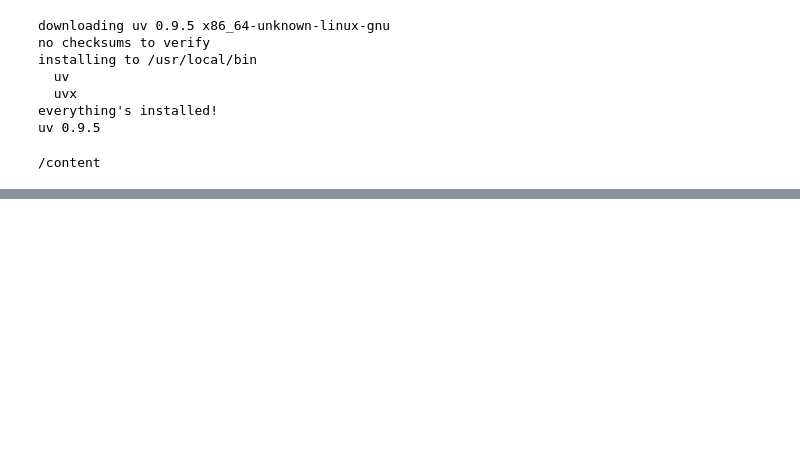
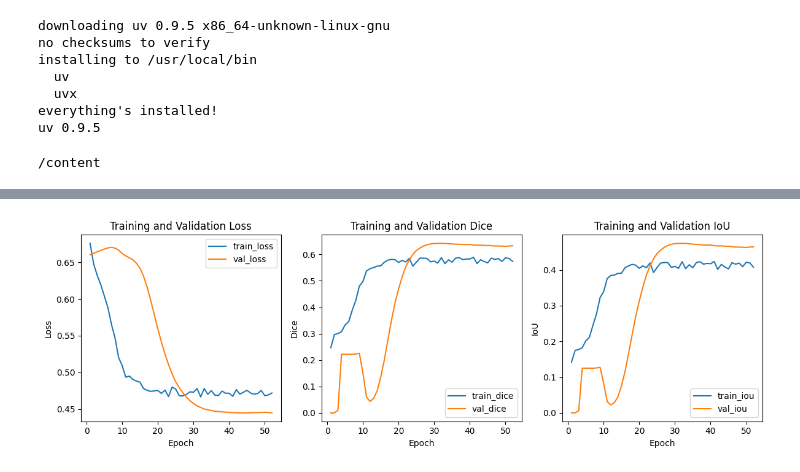
Before and after one commit to toan-ly/CS-5137-Deep-Learning, a Jupyter notebook: homework3/src/run_training.ipynb, the cells around one changed output, grey strips where cells are left out. Cells and saved outputs as stored; diff of their text form; code cells hidden in the pictures; blank space fills up the shorter version.

```diff
--- a/homework3/src/run_training.ipynb
+++ b/homework3/src/run_training.ipynb
@@ -76,0 +82,3 @@ Model saved to checkpoints/best_model.pth
+# %%
+history_df = pd.read_csv('checkpoints/training_history.csv')
+history_df.head()
@@ -76,0 +92,35 @@ Model saved to checkpoints/best_model.pth
+# %%
+def plot_loss(loss_df, save_dir):
+    """
+    Plots training and validation loss, accuracy, and F1 score
+    over epochs for different models and learning rates.
+    """
+
+    fig, axs = plt.subplots(1, 3, figsize=(12, 4))
+    axs[0].plot(loss_df['epoch'], loss_df['train_loss'], label='train_loss')
+    axs[0].plot(loss_df['epoch'], loss_df['val_loss'], label='val_loss')
+    axs[0].set_xlabel('Epoch')
+    axs[0].set_ylabel('Loss')
+    axs[0].set_title('Training and Validation Loss')
+    axs[0].legend()
+
+    axs[1].plot(loss_df['epoch'], loss_df['train_dice'], label='train_dice')
+    axs[1].plot(loss_df['epoch'], loss_df['val_dice'], label='val_dice')
+    axs[1].set_xlabel('Epoch')
+    axs[1].set_ylabel('Dice')
+    axs[1].set_title('Training and Validation Dice')
+    axs[1].legend()
+
+    axs[2].plot(loss_df['epoch'], loss_df['train_iou'], label='train_iou')
+    axs[2].plot(loss_df['epoch'], loss_df['val_iou'], label='val_iou')
+    axs[2].set_xlabel('Epoch')
+    axs[2].set_ylabel('IoU')
+    axs[2].set_title('Training and Validation IoU')
+    axs[2].legend()
+
+    plt.tight_layout()
+    plt.show()
+# %%
+plot_loss(history_df, 'checkpoints')
+# %% [output]
+[figure, added]
```
Also changed, not shown: parts of 8 cells of this notebook, 5 other files.
